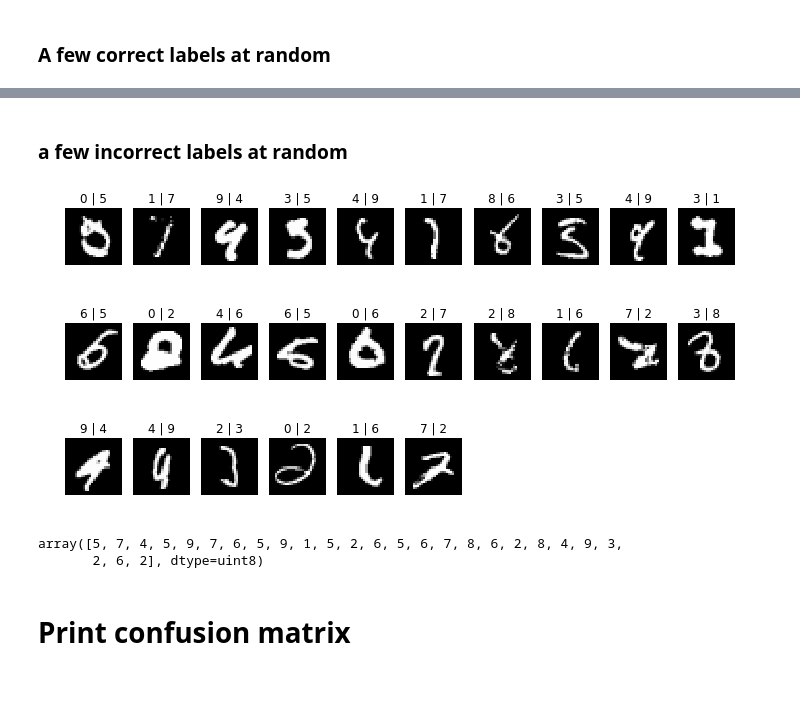
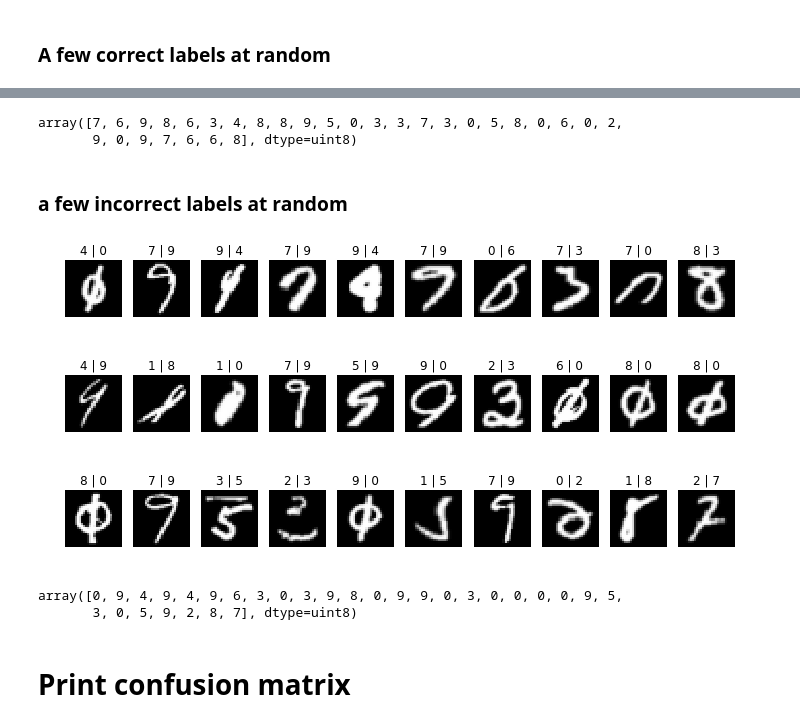
Before and after one commit to j05t/emnist, a Jupyter notebook: emnist.ipynb, the cells around one changed output, grey strips where cells are left out. Saved outputs shown, nothing was run; the diff lists cells and outputs as text; code cells hidden in the pictures; blank space fills up the shorter version.

```diff
--- a/emnist.ipynb
+++ b/emnist.ipynb
@@ -176,3 +157,5 @@ x_test = X_test_emnist
 y_test = y_test_emnist
 
 test_labels = test_labels_emnist
+# %%
+test_labels = test_labels.reshape(40000)
@@ -573,25 +508,28 @@ NameError: name 'preds_correct' is not defined
 # %%
 # ground truth labels
 test_labels[idx]
+# %% [output]
+array([7, 6, 9, 8, 6, 3, 4, 8, 8, 9, 5, 0, 3, 3, 7, 3, 0, 5, 8, 0, 6, 0, 2,
+       9, 0, 9, 7, 6, 6, 8], dtype=uint8)
 # %% [markdown]
 ### a few incorrect labels at random
 # %%
 f = plt.figure(figsize=(12,6))
 
-for i in range(26): # we have only 26 incorrect predictions on the test data set
+for i in range(n_view):
     sp = f.add_subplot(3, 10, i+1)
     sp.axis('Off')
     sp.set_title("{} | {}".format(preds_incorrect[i],test_labels[idx_incorrect][i]))
     img = imgs_incorrect[i].astype('float32')
     plt.imshow(img[0], cmap='gray')
 # %% [output]
-[figure, old version]
+[figure, new version]
 # %%
 # ground truth labels
 test_labels[idx_incorrect]
 # %% [output]
-array([5, 7, 4, 5, 9, 7, 6, 5, 9, 1, 5, 2, 6, 5, 6, 7, 8, 6, 2, 8, 4, 9, 3,
-       2, 6, 2], dtype=uint8)
+array([0, 9, 4, 9, 4, 9, 6, 3, 0, 3, 9, 8, 0, 9, 9, 0, 3, 0, 0, 0, 0, 9, 5,
+       3, 0, 5, 9, 2, 8, 7], dtype=uint8)
 # %% [markdown]
 # Print confusion matrix
 # %% [markdown]
```
Also changed, not shown: parts of 34 cells of this notebook.
